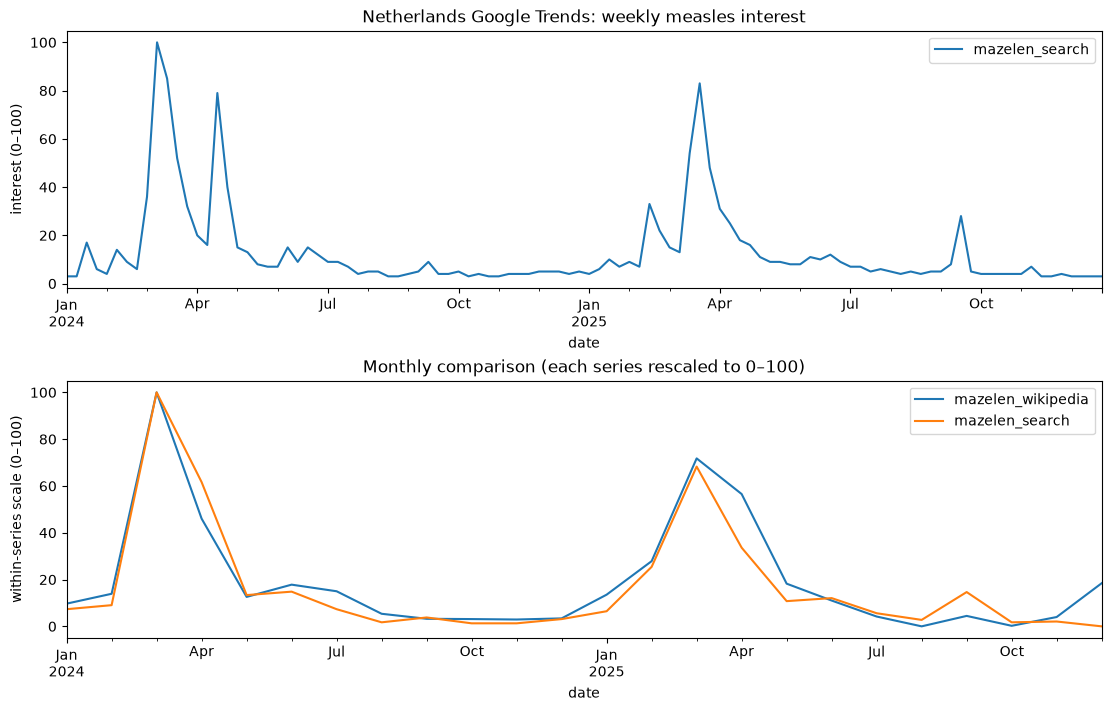
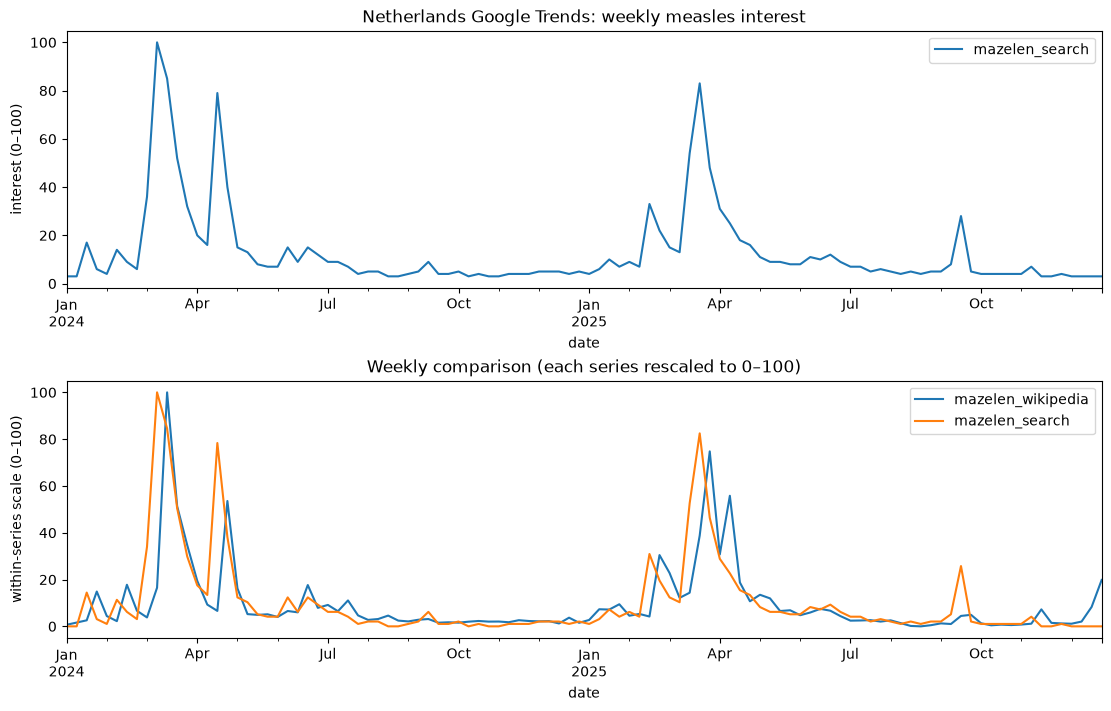
The change to this notebook cell's code, shown as a diff; its figure went from the first image to the second:
--- before
+++ after
@@ -38,6 +38,5 @@
 nl_wiki = (wiki_fetch('Mazelen', 'nl.wikipedia', WIKI_START, WIKI_END)
            .rename(columns={'views': 'mazelen_wikipedia'}))
-monthly_gt = nl_gt.set_index('date').resample('MS').mean().reset_index()
-comparison = nl_wiki.merge(monthly_gt, on='date', how='inner')
+comparison = nl_wiki.merge(nl_gt, on='date', how='inner')
 series = ['mazelen_wikipedia', *[column for column in nl_gt.columns if column != 'date']]
 normalized = comparison.copy()
@@ -48,7 +47,7 @@
 print(f'Google Trends source: {gt_source}')
 print(f'Weekly Google Trends rows: {len(nl_gt)}')
-print(f'Months compared: {len(comparison)} ({comparison.date.min().date()} to '
+print(f'Weeks compared: {len(comparison)} ({comparison.date.min().date()} to '
       f'{comparison.date.max().date()})')
-print('Monthly correlation:')
+print('Weekly correlation:')
 print(comparison[series].corr().round(2))
 
@@ -58,5 +57,5 @@
             xlabel='date', ylabel='interest (0–100)')
 normalized.plot(x='date', y=series, ax=axes[1])
-axes[1].set(title='Monthly comparison (each series rescaled to 0–100)',
+axes[1].set(title='Weekly comparison (each series rescaled to 0–100)',
             xlabel='date', ylabel='within-series scale (0–100)')
 plt.show()

Commit: Wastewater from CDC